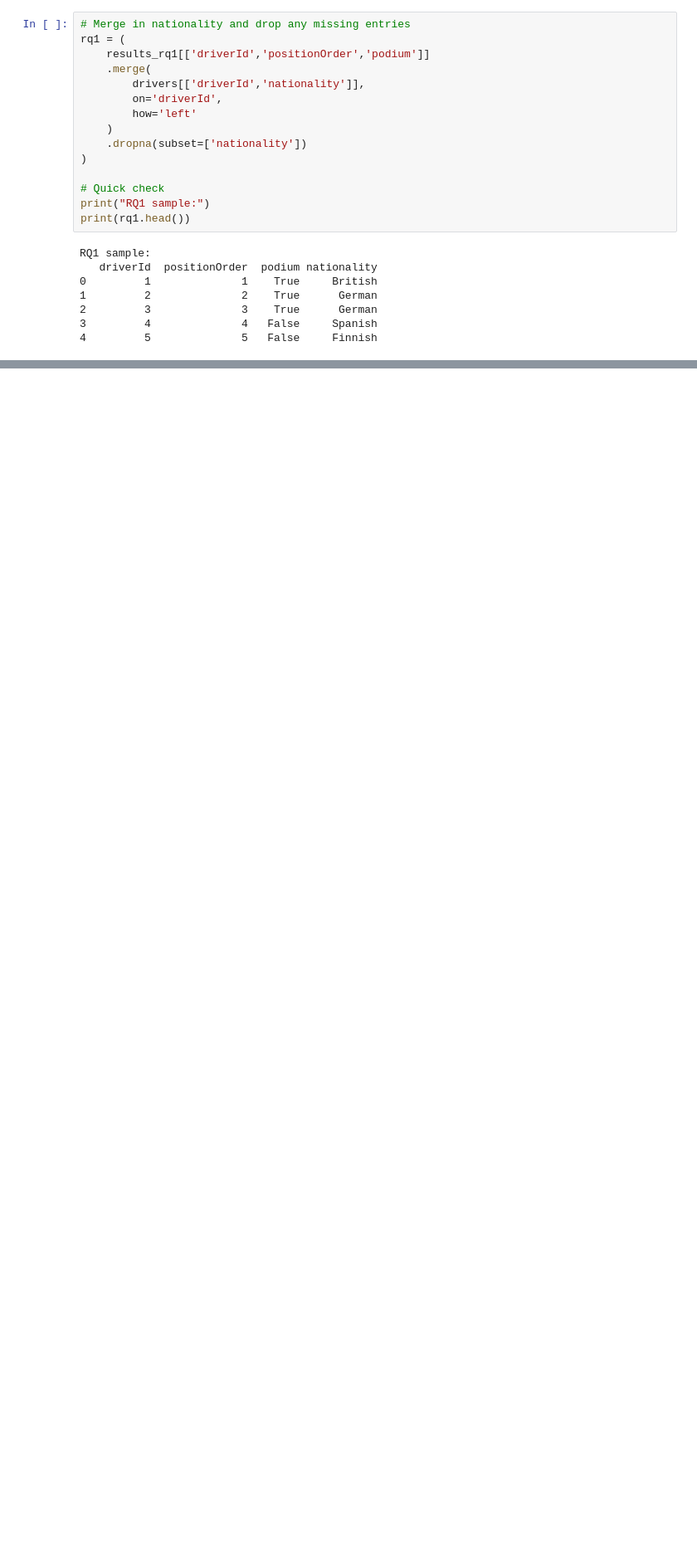
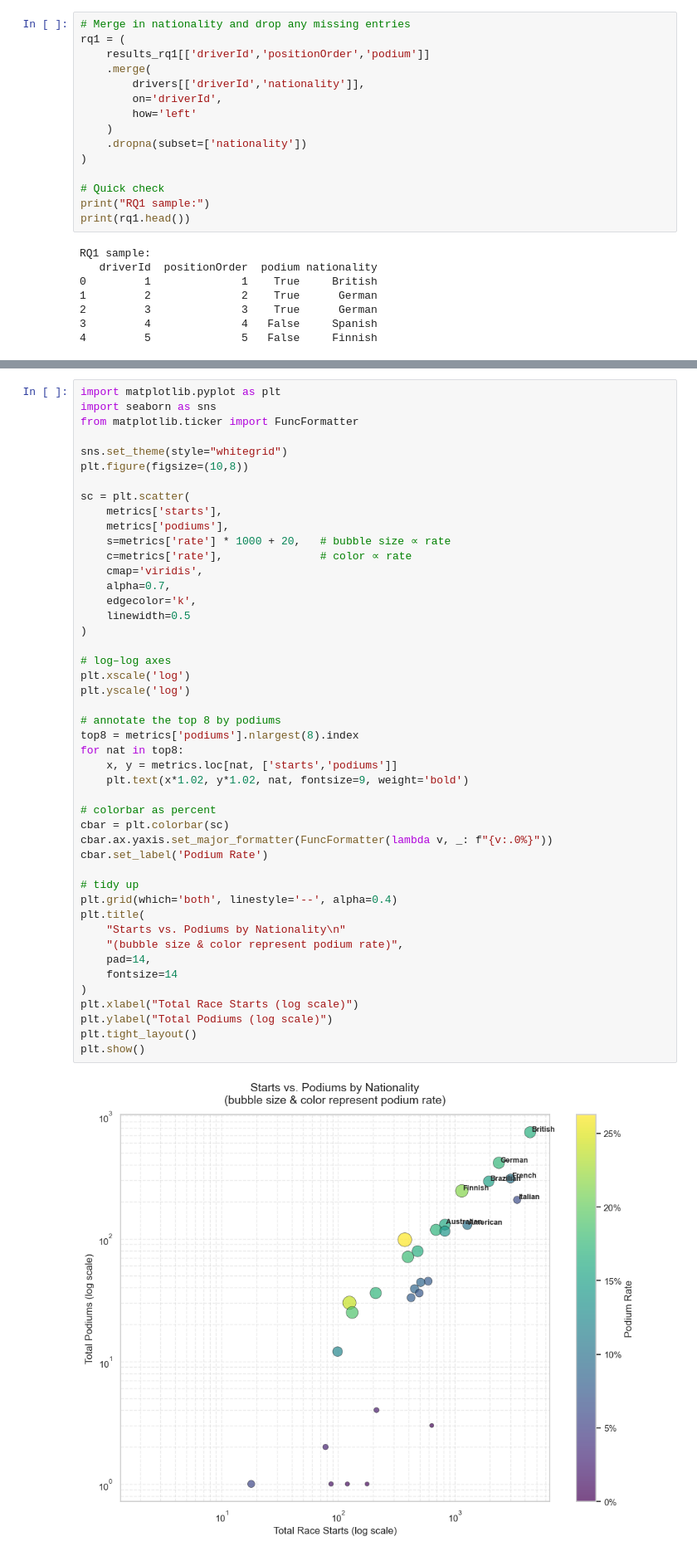
Before and after one commit to yrqoeuqo123/FinalProject_QTM151, a Jupyter notebook: final_project/final_projects.ipynb, the cells around one changed output, grey strips where cells are left out. Shown at 83% size. Saved outputs shown, nothing was run; the diff lists cells and outputs as text; blank space fills up the shorter version.

```diff
--- a/final_project/final_projects.ipynb
+++ b/final_project/final_projects.ipynb
@@ -812,0 +1219,48 @@ Sample of driver debuts:
+# %%
+import matplotlib.pyplot as plt
+import seaborn as sns
+from matplotlib.ticker import FuncFormatter
+
+sns.set_theme(style="whitegrid")
+plt.figure(figsize=(10,8))
+
+sc = plt.scatter(
+    metrics['starts'],
+    metrics['podiums'],
+    s=metrics['rate'] * 1000 + 20,   # bubble size ∝ rate
+    c=metrics['rate'],               # color ∝ rate
+    cmap='viridis',
+    alpha=0.7,
+    edgecolor='k',
+    linewidth=0.5
+)
+
+# log–log axes
+plt.xscale('log')
+plt.yscale('log')
+
+# annotate the top 8 by podiums
+top8 = metrics['podiums'].nlargest(8).index
+for nat in top8:
+    x, y = metrics.loc[nat, ['starts','podiums']]
+    plt.text(x*1.02, y*1.02, nat, fontsize=9, weight='bold')
+
+# colorbar as percent
+cbar = plt.colorbar(sc)
+cbar.ax.yaxis.set_major_formatter(FuncFormatter(lambda v, _: f"{v:.0%}"))
+cbar.set_label('Podium Rate')
+
+# tidy up
+plt.grid(which='both', linestyle='--', alpha=0.4)
+plt.title(
+    "Starts vs. Podiums by Nationality\n"
+    "(bubble size & color represent podium rate)",
+    pad=14,
+    fontsize=14
+)
+plt.xlabel("Total Race Starts (log scale)")
+plt.ylabel("Total Podiums (log scale)")
+plt.tight_layout()
+plt.show()
+# %% [output]
+[figure, added]
```
Also changed, not shown: parts of 42 cells of this notebook, 1 other file.
